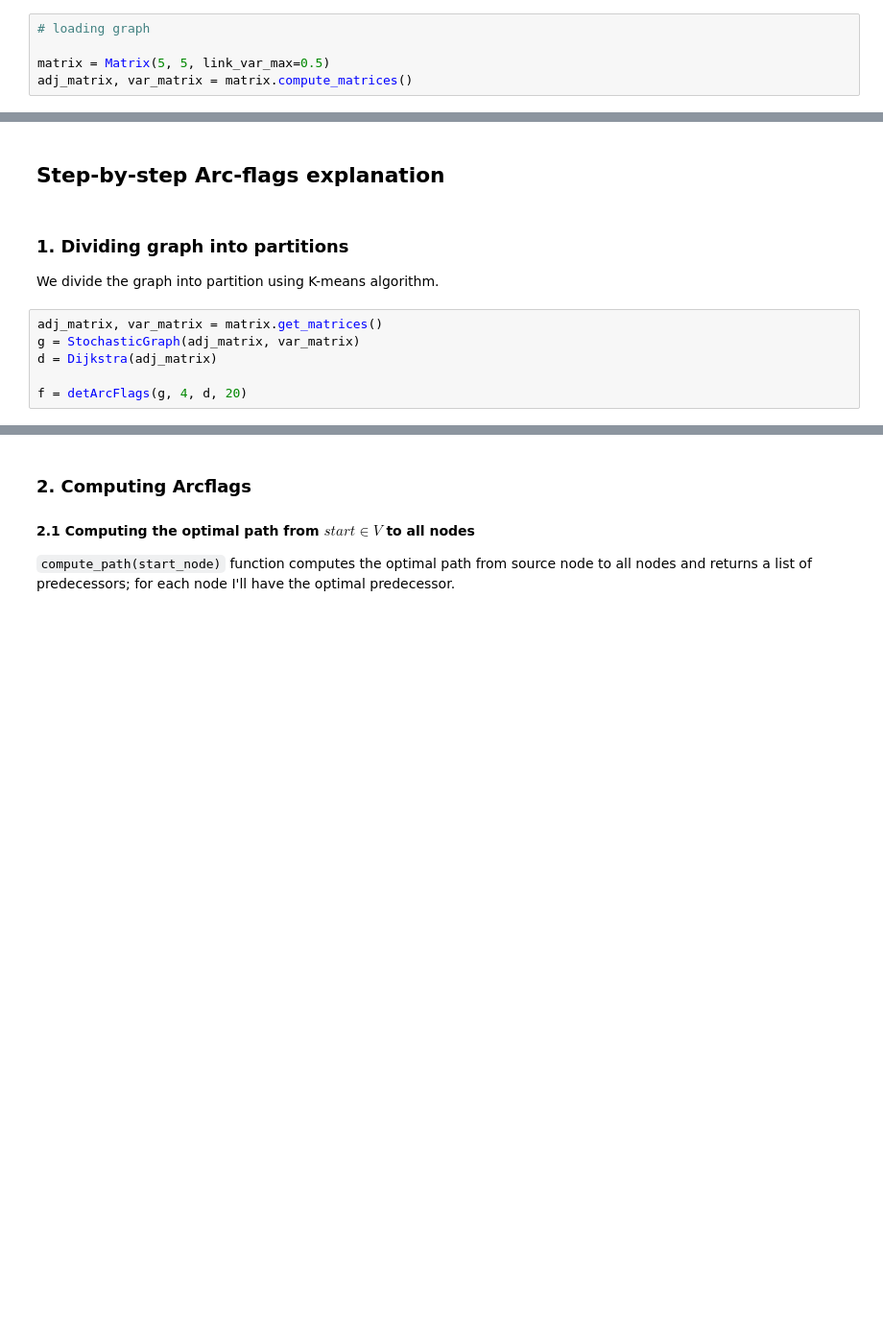
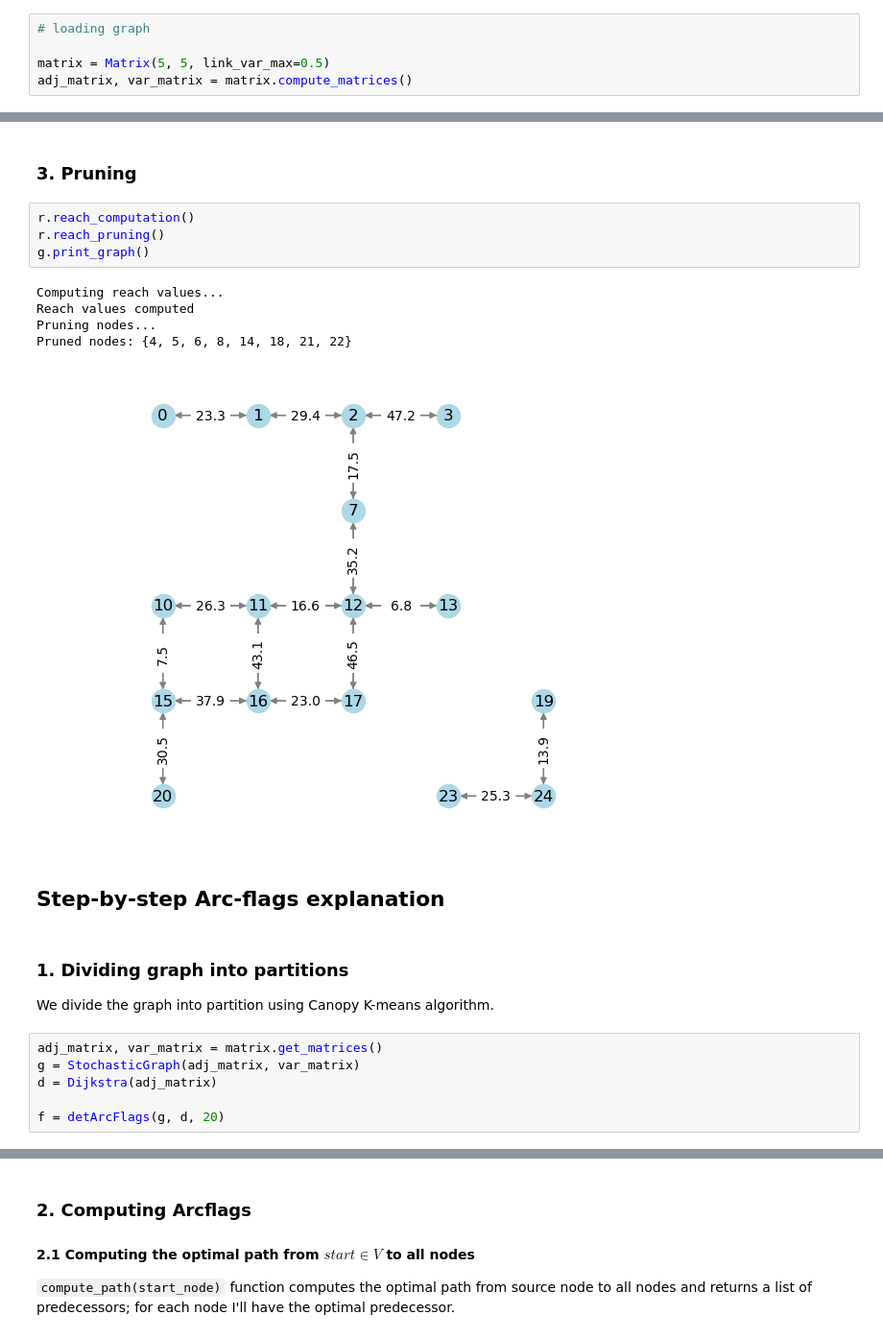
Before and after one commit to samuelepeirone/SOTA-py, a Jupyter notebook: notebook/Deterministic Pruning Approaches.ipynb, the cells around one changed output, grey strips where cells are left out. Shown: that part at 96% size. Drawn from its saved outputs; the diff is of its cells as text; blank space fills up the shorter version.

```diff
--- a/notebook/Deterministic Pruning Approaches.ipynb
+++ b/notebook/Deterministic Pruning Approaches.ipynb
@@ -30,15 +106,27 @@ adj_matrix, var_matrix = matrix.compute_matrices()
+# %% [markdown]
+### 3. Pruning
+# %%
+r.reach_computation()
+r.reach_pruning()
+g.print_graph()
+# %% [output]
+Computing reach values...
+Reach values computed
+Pruning nodes...
+Pruned nodes: {4, 5, 6, 8, 14, 18, 21, 22}
+[figure, added]
 # %% [markdown]
 ## Step-by-step Arc-flags explanation
 # %% [markdown]
 ### 1. Dividing graph into partitions
 
-We divide the graph into partition using K-means algorithm.
+We divide the graph into partition using Canopy K-means algorithm.
 # %%
 adj_matrix, var_matrix = matrix.get_matrices()
 g = StochasticGraph(adj_matrix, var_matrix)
 d = Dijkstra(adj_matrix)
 
-f = detArcFlags(g, 4, d, 20)
+f = detArcFlags(g, d, 20)
 # %%
 f.partition_graph()
 f.print_graph_sections()
```
Also changed, not shown: parts of 16 cells of this notebook, 10 other files.
